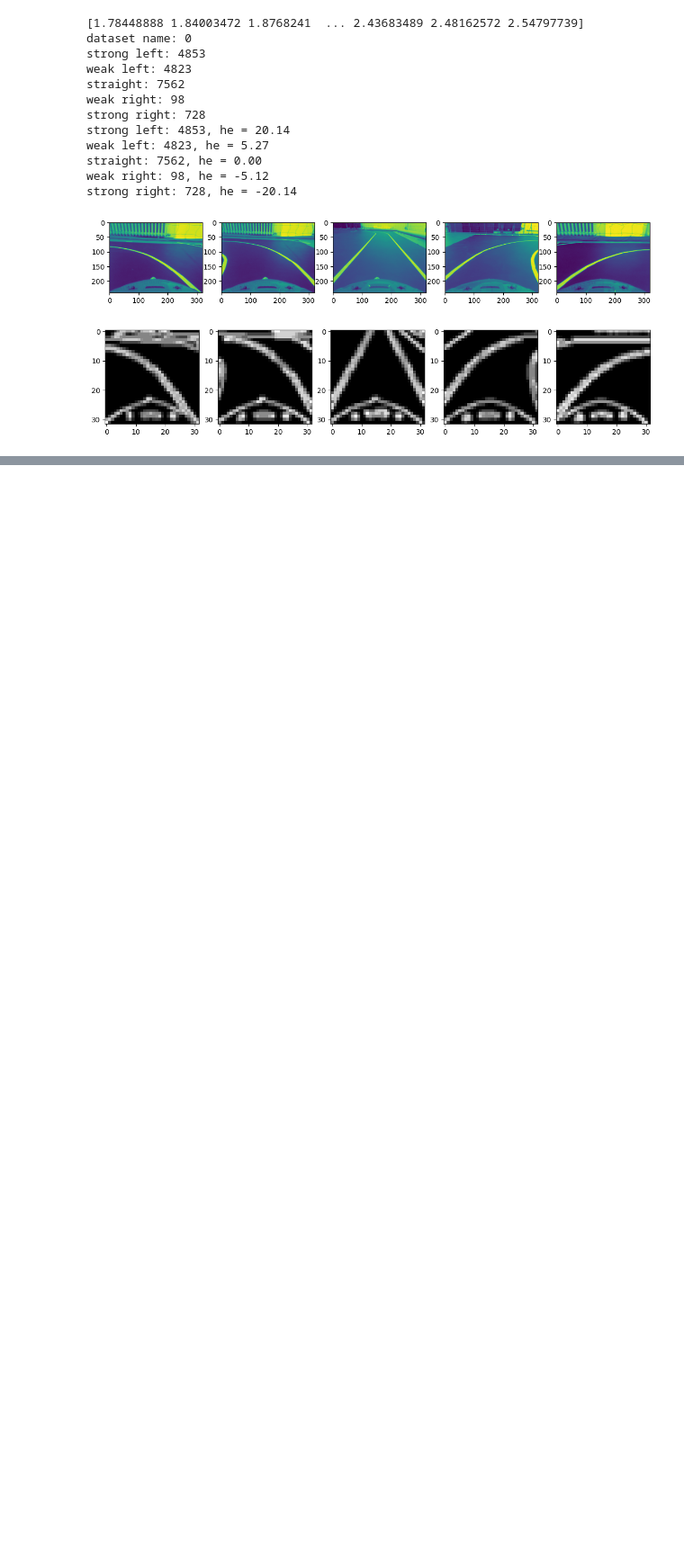
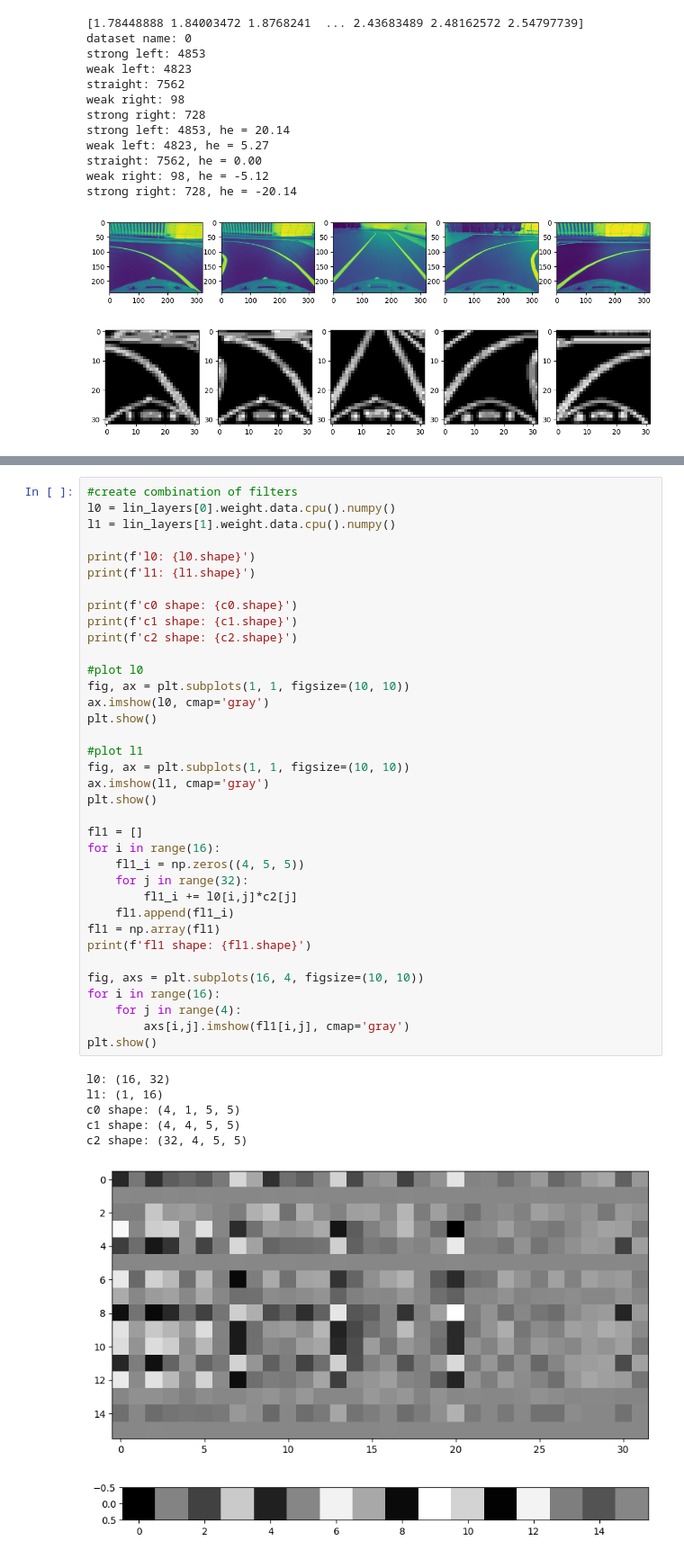
Before and after one commit to matgrand/bfmc_2022, a Jupyter notebook: thesis_images.ipynb, the cells around one changed output, grey strips where cells are left out. Shown at 90% size. Cells and saved outputs as stored; diff of their text form; blank space fills up the shorter version.

```diff
--- a/thesis_images.ipynb
+++ b/thesis_images.ipynb
@@ -343,0 +405,44 @@ fig2 = plot_nchw_data(c2, 8, 8, 'conv2', size=(10,10))
+# %%
+#create combination of filters
+l0 = lin_layers[0].weight.data.cpu().numpy()
+l1 = lin_layers[1].weight.data.cpu().numpy()
+
+print(f'l0: {l0.shape}')
+print(f'l1: {l1.shape}')
+
+print(f'c0 shape: {c0.shape}')
+print(f'c1 shape: {c1.shape}')
+print(f'c2 shape: {c2.shape}')
+
+#plot l0
+fig, ax = plt.subplots(1, 1, figsize=(10, 10))
+ax.imshow(l0, cmap='gray')
+plt.show()
+
+#plot l1
+fig, ax = plt.subplots(1, 1, figsize=(10, 10))
+ax.imshow(l1, cmap='gray')
+plt.show()
+
+fl1 = []
+for i in range(16):
+    fl1_i = np.zeros((4, 5, 5))
+    for j in range(32):
+        fl1_i += l0[i,j]*c2[j]
+    fl1.append(fl1_i)
+fl1 = np.array(fl1)
+print(f'fl1 shape: {fl1.shape}')
+
+fig, axs = plt.subplots(16, 4, figsize=(10, 10))
+for i in range(16):
+    for j in range(4):
+        axs[i,j].imshow(fl1[i,j], cmap='gray')
+plt.show()
+# %% [output]
+l0: (16, 32)
+l1: (1, 16)
+c0 shape: (4, 1, 5, 5)
+c1 shape: (4, 4, 5, 5)
+c2 shape: (32, 4, 5, 5)
+[figure, added]
+[figure, added]
```
Also changed, not shown: parts of 5 cells of this notebook, 3 other files.
